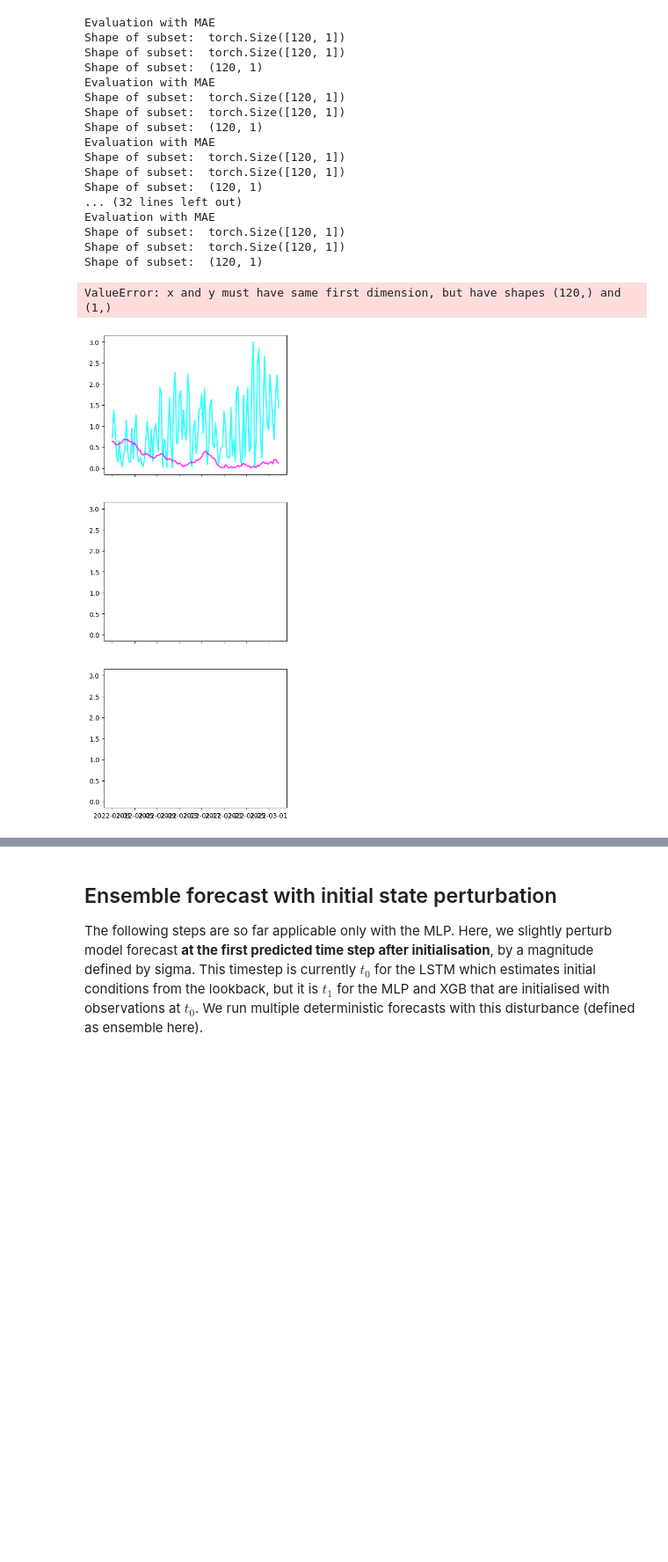
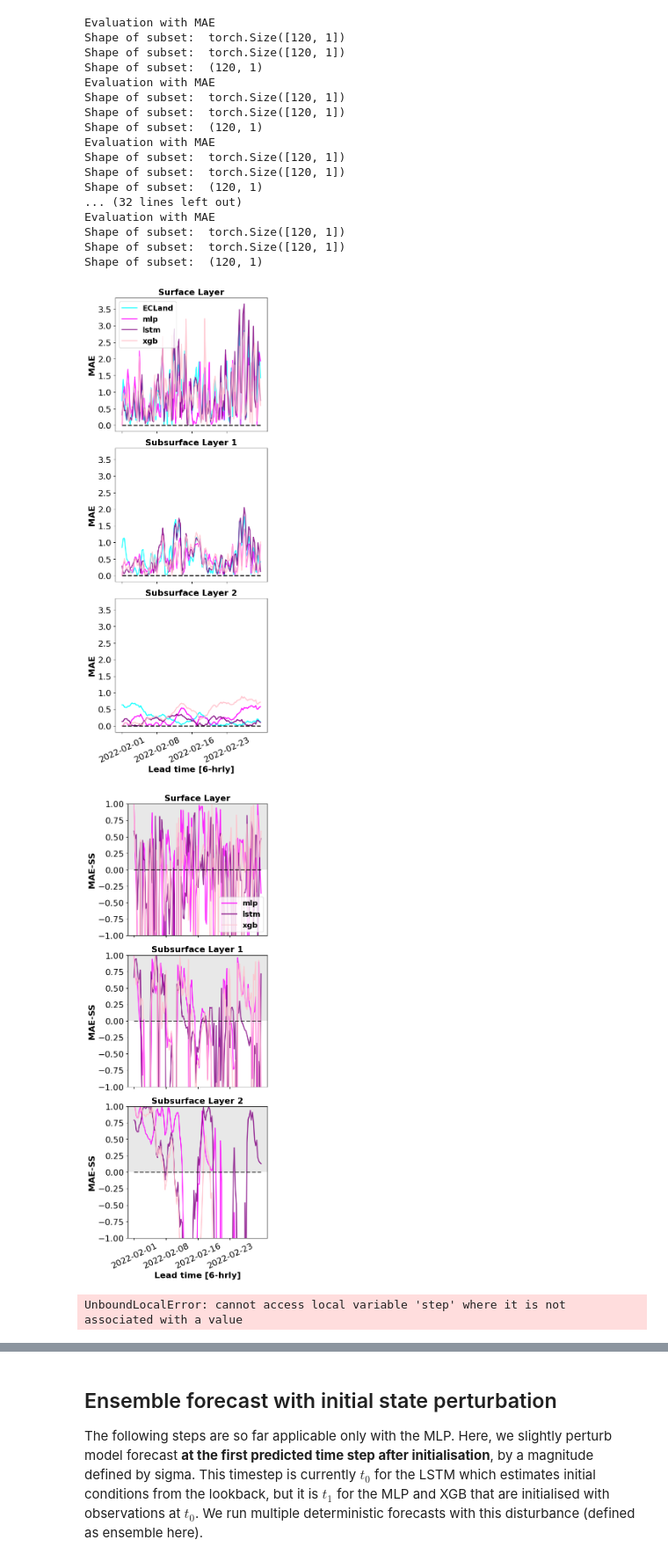
Before and after one commit to MWesselkamp/forecast-horizons, a Jupyter notebook: ecland-emulator/notebooks/evaluation_template.ipynb, the cells around one changed output, grey strips where cells are left out. Shown at 88% size. Saved outputs shown, nothing was run; the diff lists cells and outputs as text; code cells hidden in the pictures; blank space fills up the shorter version.

```diff
--- a/ecland-emulator/notebooks/evaluation_template.ipynb
+++ b/ecland-emulator/notebooks/evaluation_template.ipynb
@@ -171,7 +171,7 @@ Backtransforming
 matching_indices = Gevenich.match_indices(dataset=dataset,
                                               target_variables=EX_CONFIG['targets_eval'])
 
-GevenichPlots = VisualisationModule(network = network,
+GevenichPlots = VisualisationSingle(network = network,
                                     station = station,
                                     variable = variable,
                                     maximum_leadtime=maximum_leadtime,
@@ -298,7 +298,6 @@ def evaluate(observations,
                                     variable_indices = matching_indices,
                                     maximum_evaluation_time = maximum_leadtime)
         scores = {}
-        scores_dispersion = {}
         skill_scores = {}
         for mod, fc_emulator in fc_emulators.items():
 
@@ -306,13 +305,12 @@ def evaluate(observations,
                                     fc_numerical=fc_numerical,
                                     fc_emulator=fc_emulator)
             EvaluateModel.subset_samples()
-            scores["ecland"] = EvaluateModel.evaluate_numerical()
+            numerical_score = EvaluateModel.evaluate_numerical()
             emulator_score = EvaluateModel.evaluate_emulator()
             skill_score = EvaluateModel.get_skill_score()
 
             scores["ECLand"] = numerical_score
-            scores[mod] = emulator_score[0]
-            scores_dispersion[mod] = emulator_score[1]
+            scores[mod] = emulator_score
             skill_scores[mod] = skill_score
 
         layers[f"layer{layer}"] = {}
@@ -364,25 +362,26 @@ Shape of subset:  (120, 1)
 # %%
 GevenichPlots.plot_scores(layers['layer0']['scores'], layers['layer1']['scores'], layers['layer2']['scores'],
                           score = "MAE", log_y=False)
 GevenichPlots.plot_skill_scores(layers['layer0']['skill_scores'], layers['layer1']['skill_scores'], layers['layer2']['skill_scores'],
-                          score = "MAE", log_y=False)
+                          score = "MAE", log_y=False, invert=True)
 
 GevenichPlots.plot_scores(layers_h1['layer0']['scores'], layers_h1['layer1']['scores'], layers_h1['layer2']['scores'],
                           score = "MAE",hod=1, log_y=False)
 GevenichPlots.plot_skill_scores(layers_h1['layer0']['skill_scores'], layers_h1['layer1']['skill_scores'], layers_h1['layer2']['skill_scores'],
-                          score = "MAE",hod=1, log_y=False)
+                          score = "MAE",hod=1, log_y=False, invert=True)
 
 GevenichPlots.plot_scores(layers_h3['layer0']['scores'], layers_h3['layer1']['scores'], layers_h3['layer2']['scores'],
                           score = "MAE",hod=3, log_y=False)
 GevenichPlots.plot_skill_scores(layers_h3['layer0']['skill_scores'], layers_h3['layer1']['skill_scores'], layers_h3['layer2']['skill_scores'],
-                          score = "MAE",hod=3, log_y=False)
+                          score = "MAE",hod=3, log_y=False, invert=True)
 
 GevenichPlots.plot_horizons(layers['layer0']['scores'], layers['layer1']['scores'], layers['layer2']['scores'],
                           score = "MAE", threshold = tolerance, hod=None, log_y=False)
 GevenichPlots.plot_horizons(layers_h1['layer0']['scores'], layers_h1['layer1']['scores'], layers_h1['layer2']['scores'],
                           score = "MAE", threshold = tolerance, hod=1, log_y=False)
 GevenichPlots.plot_horizons(layers_h3['layer0']['scores'], layers_h3['layer1']['scores'], layers_h3['layer2']['scores'],
                           score = "MAE", threshold = tolerance, hod=3, log_y=False)
 # %% [output]
+[figure, new version]
+[figure, added]
-ValueError: x and y must have same first dimension, but have shapes (120,) and (1,)
+UnboundLocalError: cannot access local variable 'step' where it is not associated with a value
-[figure, old version]
```
Also changed, not shown: parts of 2 cells of this notebook, 6 other files.
